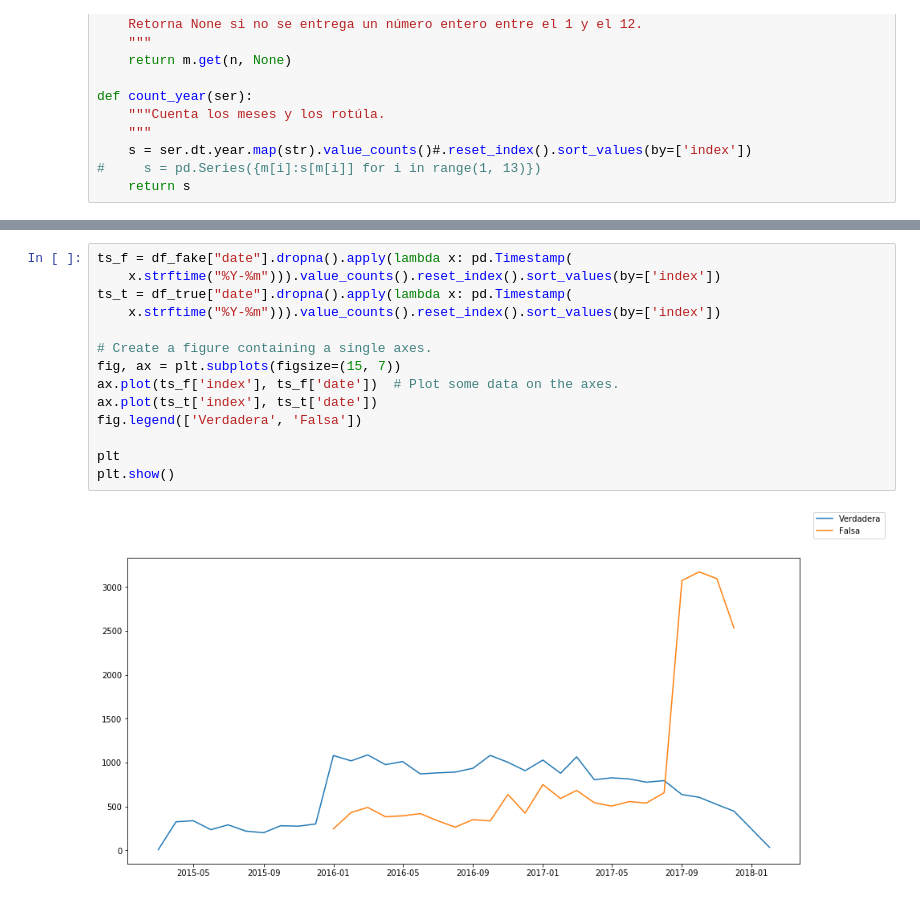
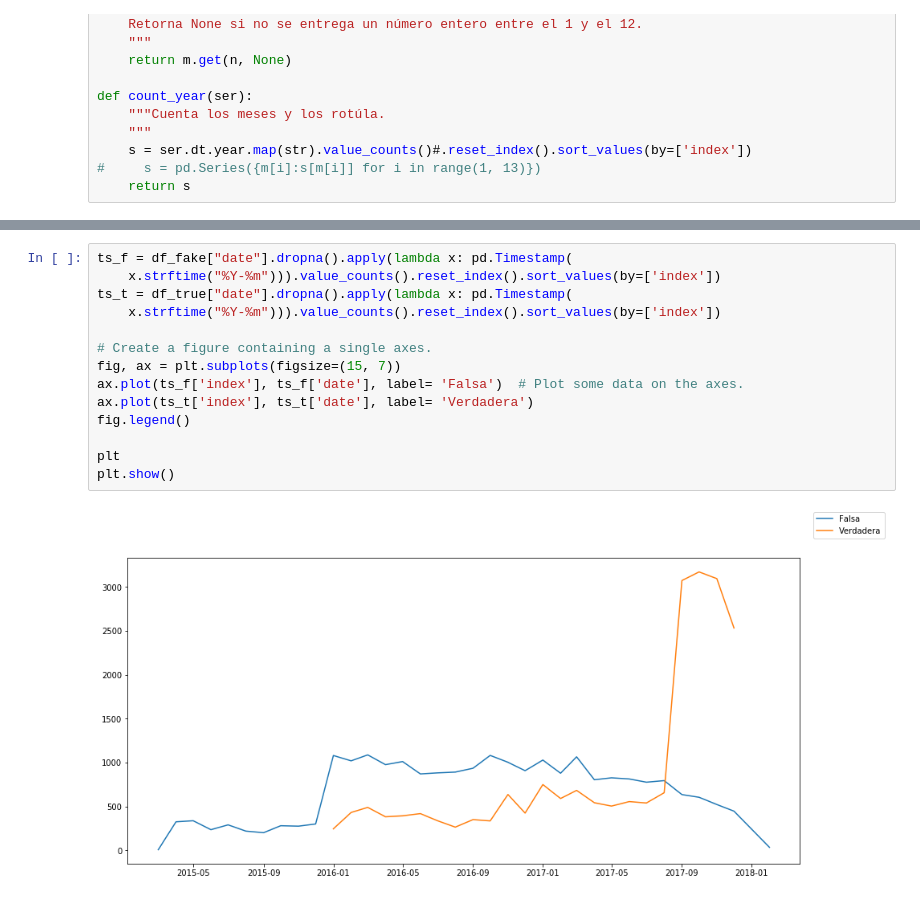
Before and after one commit to framunoz/Detector-Noticias-Falsas, a Jupyter notebook: codigo/01-Carga_de_datos.ipynb, the cells around one changed output, grey strips where cells are left out. Saved outputs shown, nothing was run; the diff lists cells and outputs as text.

```diff
--- a/codigo/01-Carga_de_datos.ipynb
+++ b/codigo/01-Carga_de_datos.ipynb
@@ -425,16 +425,16 @@ my_plot(ts_t, ts_f, rotation=60,
 # %%
 ts_f = df_fake["date"].dropna().apply(lambda x: pd.Timestamp(
     x.strftime("%Y-%m"))).value_counts().reset_index().sort_values(by=['index'])
 ts_t = df_true["date"].dropna().apply(lambda x: pd.Timestamp(
     x.strftime("%Y-%m"))).value_counts().reset_index().sort_values(by=['index'])
 
 # Create a figure containing a single axes.
 fig, ax = plt.subplots(figsize=(15, 7))
-ax.plot(ts_f['index'], ts_f['date'])  # Plot some data on the axes.
-ax.plot(ts_t['index'], ts_t['date'])
-fig.legend(['Verdadera', 'Falsa'])
+ax.plot(ts_f['index'], ts_f['date'], label= 'Falsa')  # Plot some data on the axes.
+ax.plot(ts_t['index'], ts_t['date'], label= 'Verdadera')
+fig.legend()
 
 plt
 plt.show()
 # %% [output]
-[figure, old version]
+[figure, new version]
```
Also changed, not shown: parts of 20 cells of this notebook.
